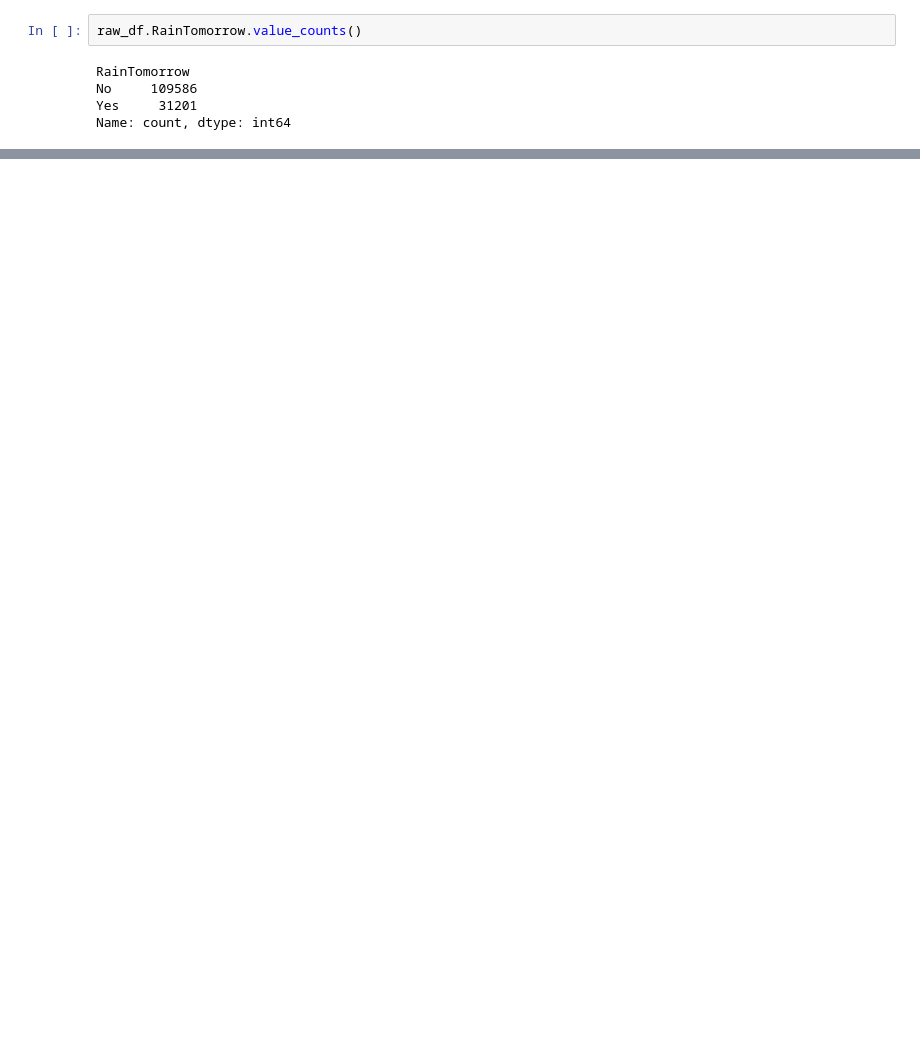
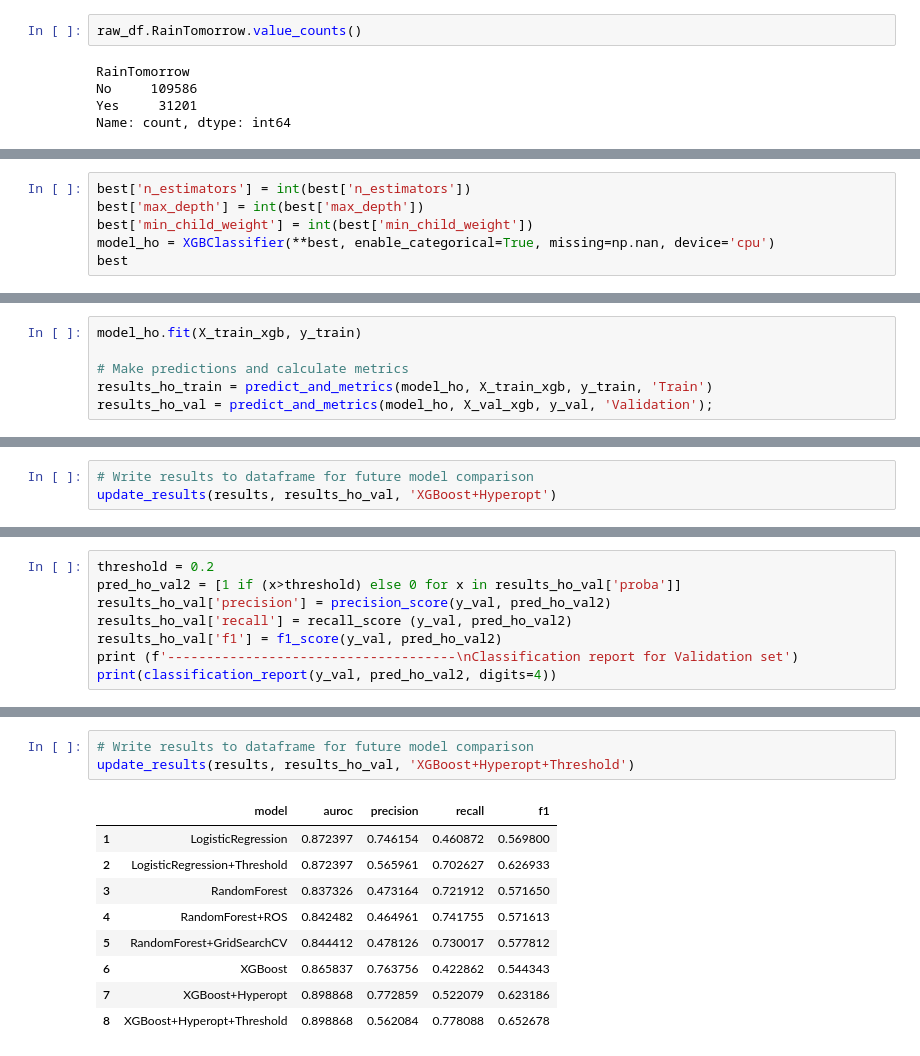
Before and after one commit to roldugina/streamlit_australia_rain, a Jupyter notebook: weatherAUS.ipynb, the cells around one changed output, grey strips where cells are left out. Saved outputs shown, nothing was run; the diff lists cells and outputs as text; blank space fills up the shorter version.

```diff
--- a/weatherAUS.ipynb
+++ b/weatherAUS.ipynb
@@ -379,0 +673,6 @@ joblib.dump(rf_model, "models/rf_model.joblib")
+# %%
+best['n_estimators'] = int(best['n_estimators'])
+best['max_depth'] = int(best['max_depth'])
+best['min_child_weight'] = int(best['min_child_weight'])
+model_ho = XGBClassifier(**best, enable_categorical=True, missing=np.nan, device='cpu')
+best
@@ -379,0 +689,6 @@ joblib.dump(rf_model, "models/rf_model.joblib")
+# %%
+model_ho.fit(X_train_xgb, y_train)
+
+# Make predictions and calculate metrics
+results_ho_train = predict_and_metrics(model_ho, X_train_xgb, y_train, 'Train')
+results_ho_val = predict_and_metrics(model_ho, X_val_xgb, y_val, 'Validation');
@@ -379,0 +713,3 @@ joblib.dump(rf_model, "models/rf_model.joblib")
+# %%
+# Write results to dataframe for future model comparison
+update_results(results, results_ho_val, 'XGBoost+Hyperopt')
@@ -379,0 +727,8 @@ joblib.dump(rf_model, "models/rf_model.joblib")
+# %%
+threshold = 0.2
+pred_ho_val2 = [1 if (x>threshold) else 0 for x in results_ho_val['proba']]
+results_ho_val['precision'] = precision_score(y_val, pred_ho_val2)
+results_ho_val['recall'] = recall_score (y_val, pred_ho_val2)
+results_ho_val['f1'] = f1_score(y_val, pred_ho_val2)
+print (f'-------------------------------------\nClassification report for Validation set')
+print(classification_report(y_val, pred_ho_val2, digits=4))
@@ -379,0 +746,13 @@ joblib.dump(rf_model, "models/rf_model.joblib")
+# %%
+# Write results to dataframe for future model comparison
+update_results(results, results_ho_val, 'XGBoost+Hyperopt+Threshold')
+# %% [output]
+|  | model | auroc | precision | recall | f1 |
+| 1 | LogisticRegression | 0.872397 | 0.746154 | 0.460872 | 0.569800 |
+| 2 | LogisticRegression+Threshold | 0.872397 | 0.565961 | 0.702627 | 0.626933 |
+| 3 | RandomForest | 0.837326 | 0.473164 | 0.721912 | 0.571650 |
+| 4 | RandomForest+ROS | 0.842482 | 0.464961 | 0.741755 | 0.571613 |
+| 5 | RandomForest+GridSearchCV | 0.844412 | 0.478126 | 0.730017 | 0.577812 |
+| 6 | XGBoost | 0.865837 | 0.763756 | 0.422862 | 0.544343 |
+| 7 | XGBoost+Hyperopt | 0.898868 | 0.772859 | 0.522079 | 0.623186 |
+| 8 | XGBoost+Hyperopt+Threshold | 0.898868 | 0.562084 | 0.778088 | 0.652678 |
```
Also changed, not shown: parts of 109 cells of this notebook, 5 other files.
